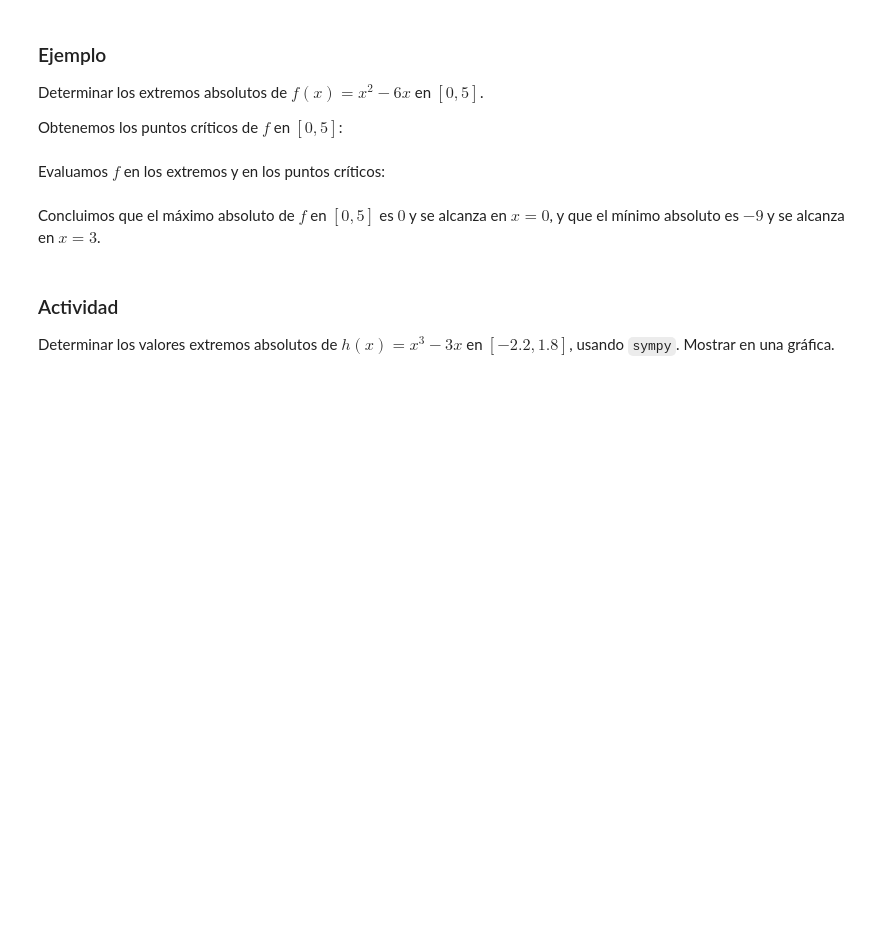
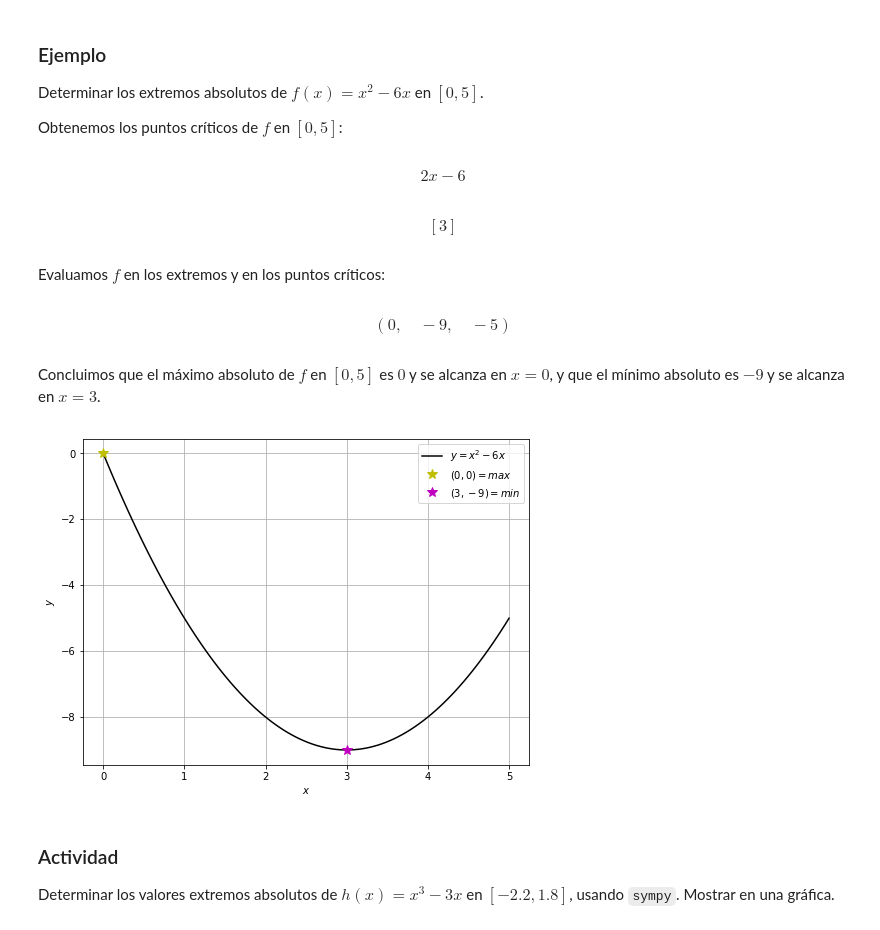
Before and after one commit to susymtz/SimMat2018-2, a Jupyter notebook: Modulo1/Clase4_OptimizacionSympy.ipynb, the cells around one changed output. Drawn from its saved outputs; the diff is of its cells as text; code cells hidden in the pictures; blank space fills up the shorter version.

```diff
--- a/Modulo1/Clase4_OptimizacionSympy.ipynb
+++ b/Modulo1/Clase4_OptimizacionSympy.ipynb
@@ -185,3 +284,6 @@ Sea $f(x)$ una función tal que $f’(c)=0$ y cuya segunda derivada existe en un
 Mostrar, usando `sympy`, que la función $f(x)=x^2$ tiene un mínimo relativo en $x=0$.
 
 Ya vimos que $f'(0)=0$. Notemos que:
+# %%
+def f(x):
+    return x**2
@@ -206,10 +334,47 @@ Por tanto, por el criterio de la segunda derivada, $f(0)=0$ es un mínimo relati
 Determinar los extremos absolutos de $f(x)=x^2-6x$ en $\left[0,5\right]$.
 
 Obtenemos los puntos críticos de $f$ en $\left[0,5\right]$:
+# %%
+def f(x):
+    return x**2-6*x
+# %%
+# Derivamos f
+df = sym.diff(f(x), x)
+df
+# %% [output]
+$$2 x - 6$$
+# %%
+xc = sym.solve(df, x)
+xc
+# %% [output]
+$$\left [ 3\right ]$$
 # %% [markdown]
 Evaluamos $f$ en los extremos y en los puntos críticos:
+# %%
+f(0), f(xc[0]), f(5)
+# %% [output]
+$$\left ( 0, \quad -9, \quad -5\right )$$
 # %% [markdown]
 Concluimos que el máximo absoluto de $f$ en $\left[0,5\right]$ es $0$ y se alcanza en $x=0$, y que el mínimo absoluto es $-9$ y se alcanza en $x=3$.
+# %%
+# graficar
+xnum = np.linspace(0, 5, 100)
+# Crear ventana de graficos y damos medidas de la ventana
+plt.figure(figsize=(8,6))
+# Sirve para hacer el grafico y determinar sus caracteristicas
+plt.plot(xnum, f(xnum), 'k', label='$y=x^2-6x$')
+plt.plot([0], [0], '*y', ms=10, label='$(0,0)=max$')
+plt.plot([3], [-9], '*m', ms=10, label='$(3,-9)=min$')
+# Nombre del eje x de la grafica
+plt.xlabel('$x$')
+# Nombre del eje y
+plt.ylabel('$y$')
+# Sirve para poner las etiquetas de las graficas
+plt.legend(loc='best')
+# Sirve para poner la cuadricula
+plt.grid()
+# %% [output]
+[figure, added]
 # %% [markdown]
 ### Actividad
 Determinar los valores extremos absolutos de $h(x)=x^3-3x$ en $\left[-2.2,1.8\right]$, usando `sympy`. Mostrar en una gráfica.
```
Also changed, not shown: parts of 21 cells of this notebook.
